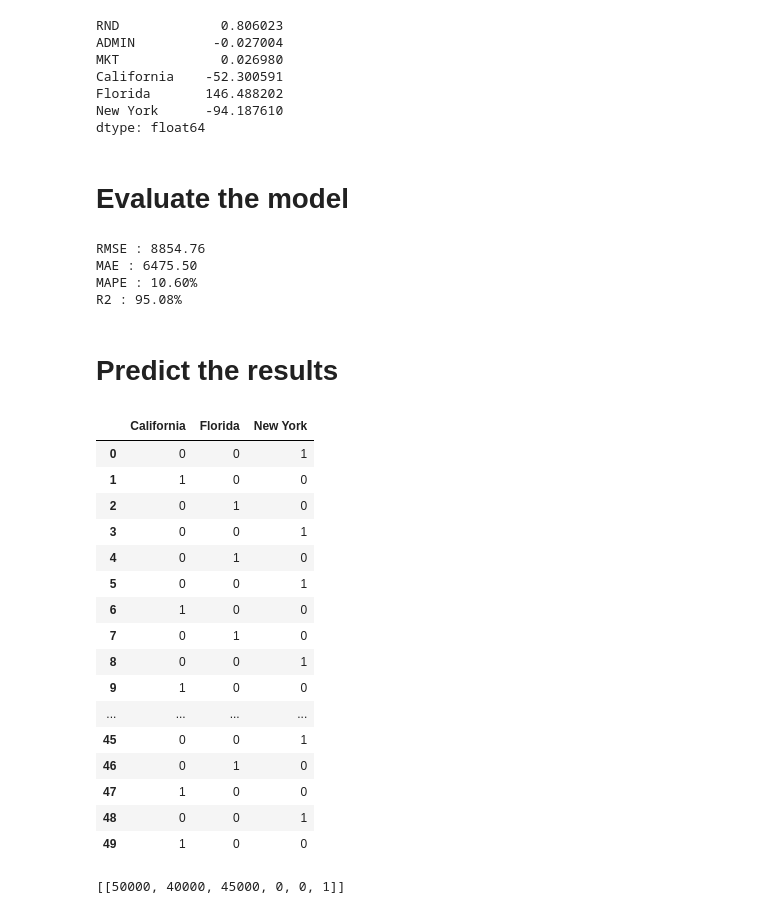
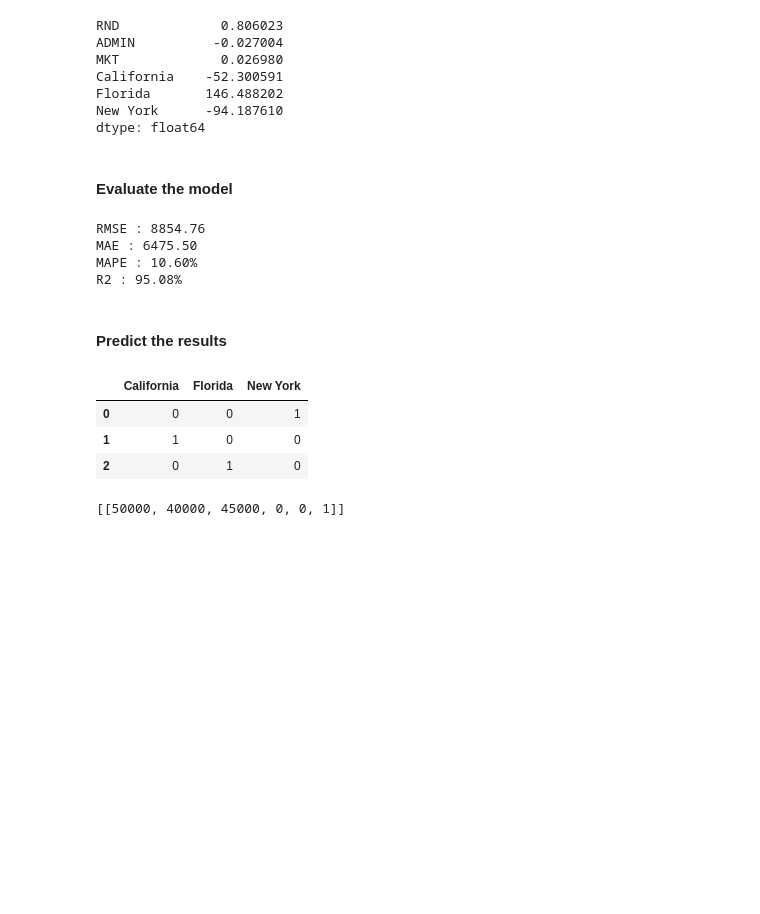
Before and after one commit to deanesh/ML-Wakad-Weekdays-5-7-pm-11th-Dec, a Jupyter notebook: 02_Multiple_Linear_Reg/MLR.ipynb, the cells around one changed output. Cells and saved outputs as stored; diff of their text form; code cells hidden in the pictures; blank space fills up the shorter version.

```diff
--- a/02_Multiple_Linear_Reg/MLR.ipynb
+++ b/02_Multiple_Linear_Reg/MLR.ipynb
@@ -109,7 +81,7 @@ Florida       146.488202
 New York      -94.187610
 dtype: float64
 # %% [markdown]
-# Evaluate the model
+#### Evaluate the model
 # %%
 from sklearn.metrics import (
     root_mean_squared_error,
@@ -136,27 +108,14 @@ MAE : 6475.50
 MAPE : 10.60%
 R2 : 95.08%
 # %% [markdown]
-# Predict the results
+#### Predict the results
 # %%
-X_cat
+X_cat.head(3)
 # %% [output]
 |  | California | Florida | New York |
 | 0 | 0 | 0 | 1 |
 | 1 | 1 | 0 | 0 |
 | 2 | 0 | 1 | 0 |
-| 3 | 0 | 0 | 1 |
-| 4 | 0 | 1 | 0 |
-| 5 | 0 | 0 | 1 |
-| 6 | 1 | 0 | 0 |
-| 7 | 0 | 1 | 0 |
-| 8 | 0 | 0 | 1 |
-| 9 | 1 | 0 | 0 |
-| ... | ... | ... | ... |
-| 45 | 0 | 0 | 1 |
-| 46 | 0 | 1 | 0 |
-| 47 | 1 | 0 | 0 |
-| 48 | 0 | 0 | 1 |
-| 49 | 1 | 0 | 0 |
 # %%
 rnd = 50000
 admin = 40000
```
Also changed, not shown: parts of 6 cells of this notebook, 10 other files.
